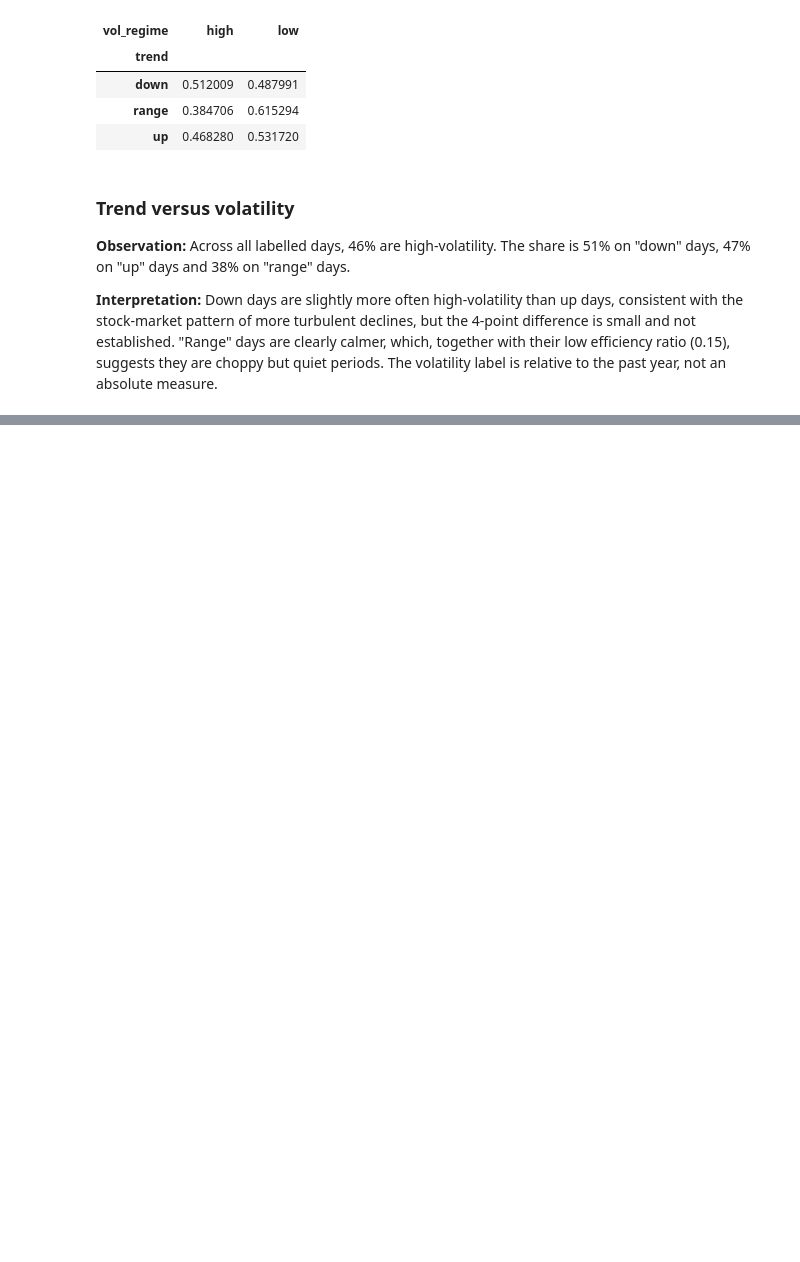
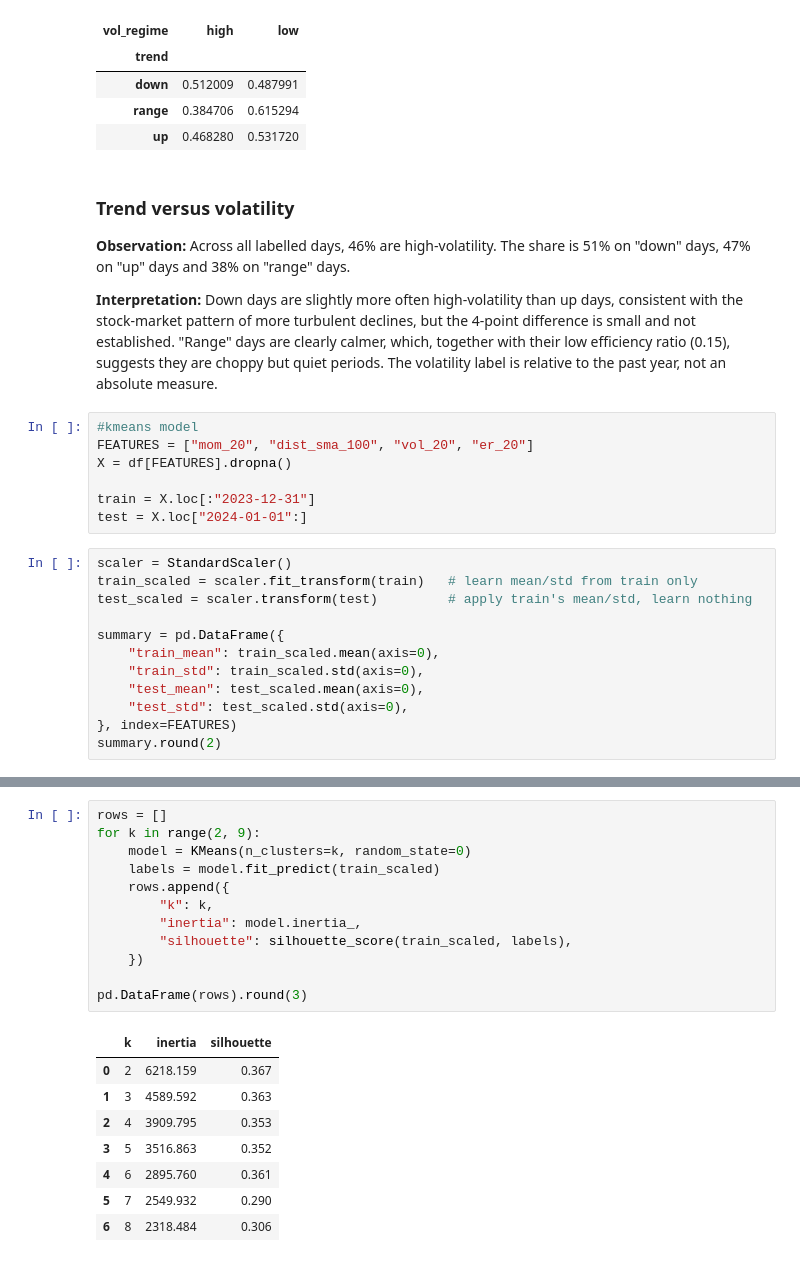
Before and after one commit to youssef-bensalem/cryptosense-ai, a Jupyter notebook: notebooks/04_regimes.ipynb, the cells around one changed output, grey strips where cells are left out. Drawn from its saved outputs; the diff is of its cells as text; blank space fills up the shorter version.

Commit message:
Add K-means regime clustering with stability and test-period analysis

```diff
--- a/notebooks/04_regimes.ipynb
+++ b/notebooks/04_regimes.ipynb
@@ -115,3 +120,22 @@ pd.crosstab(df["trend"], df["vol_regime"], normalize="index")
 **Observation:** Across all labelled days, 46% are high-volatility. The share is 51% on "down" days, 47% on "up" days and 38% on "range" days.
 
 **Interpretation:** Down days are slightly more often high-volatility than up days, consistent with the stock-market pattern of more turbulent declines, but the 4-point difference is small and not established. "Range" days are clearly calmer, which, together with their low efficiency ratio (0.15), suggests they are choppy but quiet periods. The volatility label is relative to the past year, not an absolute measure.
+# %%
+#kmeans model
+FEATURES = ["mom_20", "dist_sma_100", "vol_20", "er_20"]
+X = df[FEATURES].dropna()
+
+train = X.loc[:"2023-12-31"]
+test = X.loc["2024-01-01":]
+# %%
+scaler = StandardScaler()
+train_scaled = scaler.fit_transform(train)   # learn mean/std from train only
+test_scaled = scaler.transform(test)         # apply train's mean/std, learn nothing
+
+summary = pd.DataFrame({
+    "train_mean": train_scaled.mean(axis=0),
+    "train_std": train_scaled.std(axis=0),
+    "test_mean": test_scaled.mean(axis=0),
+    "test_std": test_scaled.std(axis=0),
+}, index=FEATURES)
+summary.round(2)
@@ -117,0 +148,21 @@ pd.crosstab(df["trend"], df["vol_regime"], normalize="index")
+# %%
+rows = []
+for k in range(2, 9):
+    model = KMeans(n_clusters=k, random_state=0)
+    labels = model.fit_predict(train_scaled)
+    rows.append({
+        "k": k,
+        "inertia": model.inertia_,
+        "silhouette": silhouette_score(train_scaled, labels),
+    })
+
+pd.DataFrame(rows).round(3)
+# %% [output]
+|  | k | inertia | silhouette |
+| 0 | 2 | 6218.159 | 0.367 |
+| 1 | 3 | 4589.592 | 0.363 |
+| 2 | 4 | 3909.795 | 0.353 |
+| 3 | 5 | 3516.863 | 0.352 |
+| 4 | 6 | 2895.760 | 0.361 |
+| 5 | 7 | 2549.932 | 0.290 |
+| 6 | 8 | 2318.484 | 0.306 |
```
Also changed, not shown: parts of 8 cells of this notebook, 1 other file.
